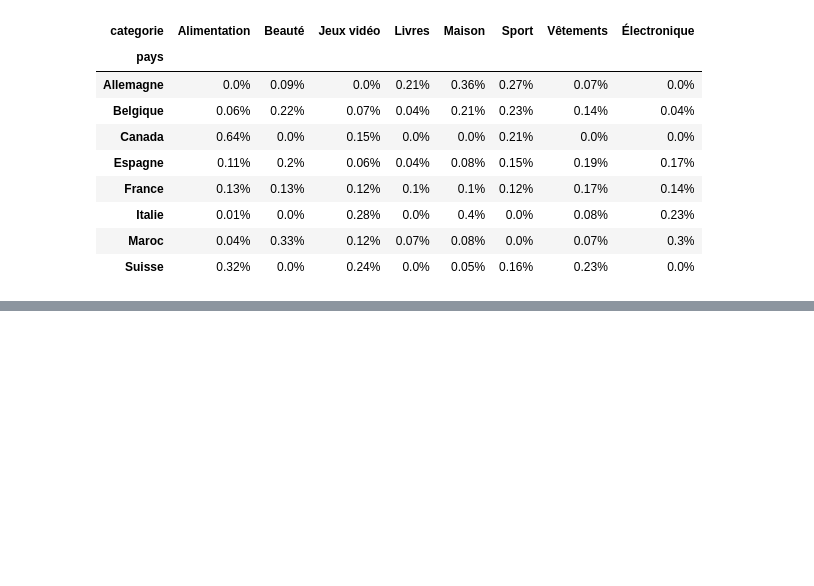
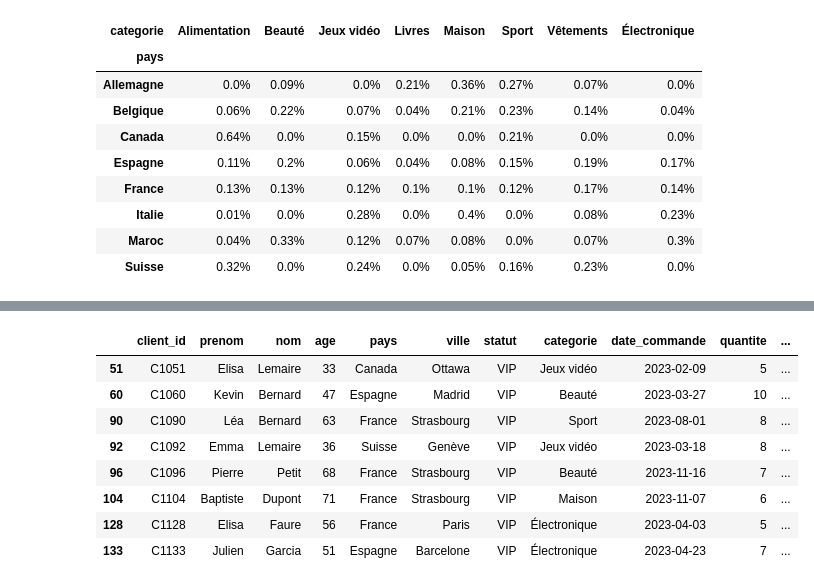
Before and after one commit to H3-8/pandas, a Jupyter notebook: notebook.ipynb, the cells around one changed output, grey strips where cells are left out. Drawn from its saved outputs; the diff is of its cells as text; code cells hidden in the pictures; blank space fills up the shorter version.

```diff
--- a/notebook.ipynb
+++ b/notebook.ipynb
@@ -630,0 +656,7 @@ country_cate_fill.div(country_cate_fill.sum(axis=1), axis=0).round(2).astype('st
+# %%
+df['segment'] = pd.cut(
+    df['total_achat'],
+    bins=[0, 500, 1500, float('inf')],
+    labels=['Petit client', 'Client moyen', 'Gros client']
+)
+df
@@ -630,0 +696,13 @@ country_cate_fill.div(country_cate_fill.sum(axis=1), axis=0).round(2).astype('st
+# %%
+vip = df[df['statut']=="VIP"]
+vip[vip['note_satisfaction'] < vip['note_satisfaction'].mean()]
+# %% [output]
+|  | client_id | prenom | nom | age | pays | ville | statut | categorie | date_commande | quantite | ... |
+| 51 | C1051 | Elisa | Lemaire | 33 | Canada | Ottawa | VIP | Jeux vidéo | 2023-02-09 | 5 | ... |
+| 60 | C1060 | Kevin | Bernard | 47 | Espagne | Madrid | VIP | Beauté | 2023-03-27 | 10 | ... |
+| 90 | C1090 | Léa | Bernard | 63 | France | Strasbourg | VIP | Sport | 2023-08-01 | 8 | ... |
+| 92 | C1092 | Emma | Lemaire | 36 | Suisse | Genève | VIP | Jeux vidéo | 2023-03-18 | 8 | ... |
+| 96 | C1096 | Pierre | Petit | 68 | France | Strasbourg | VIP | Beauté | 2023-11-16 | 7 | ... |
+| 104 | C1104 | Baptiste | Dupont | 71 | France | Strasbourg | VIP | Maison | 2023-11-07 | 6 | ... |
+| 128 | C1128 | Elisa | Faure | 56 | France | Paris | VIP | Électronique | 2023-04-03 | 5 | ... |
+| 133 | C1133 | Julien | Garcia | 51 | Espagne | Barcelone | VIP | Électronique | 2023-04-23 | 7 | ... |
```
Also changed, not shown: parts of 9 cells of this notebook.
